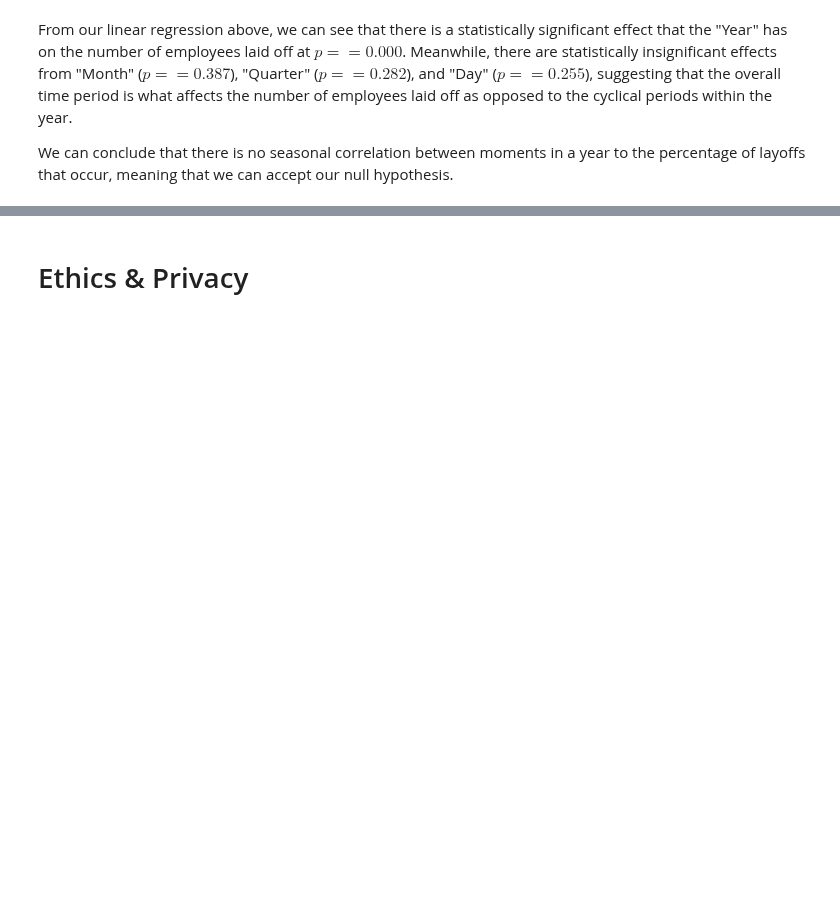
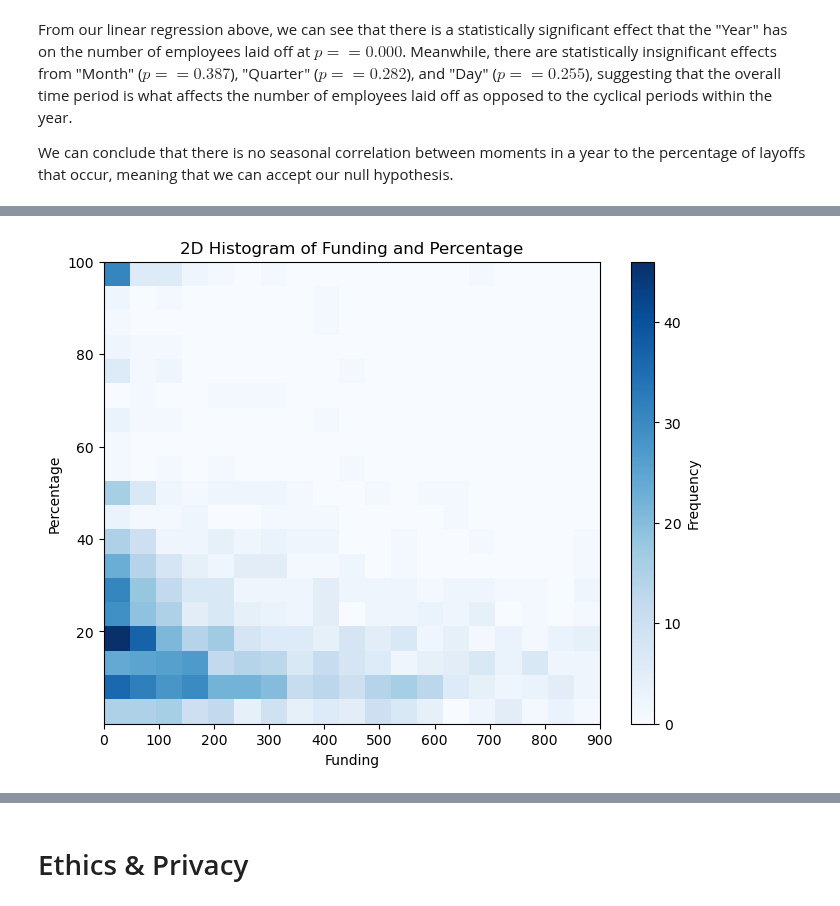
Before and after one commit to COGS108/Group019_WI24, a Jupyter notebook: FinalProject_Group019_WI24.ipynb, the cells around one changed output, grey strips where cells are left out. Cells and saved outputs as stored; diff of their text form; code cells hidden in the pictures; blank space fills up the shorter version.

```diff
--- a/FinalProject_Group019_WI24.ipynb
+++ b/FinalProject_Group019_WI24.ipynb
@@ -511,0 +516,30 @@ We can conclude that there is no seasonal correlation between moments in a year
+# %%
+# Assuming df is your DataFrame containing the data
+x = df['Funding']
+y = df['Percentage']
+
+# Define the number of bins for each axis
+bins_x = np.linspace(min(x), 900, 20)
+bins_y = np.linspace(min(y), max(y), 20)
+
+# Create 2D histogram
+hist, x_edges, y_edges = np.histogram2d(x, y, bins=(bins_x, bins_y))
+
+# Create meshgrid of x and y values for plotting
+x_grid, y_grid = np.meshgrid(x_edges, y_edges)
+
+# Plot the 2D histogram using a pcolormesh
+plt.figure(figsize=(8, 6))
+plt.pcolormesh(x_grid, y_grid, hist.T, cmap='Blues')
+plt.colorbar(label='Frequency')
+
+# Add labels and title
+plt.xlabel('Funding')
+plt.ylabel('Percentage')
+plt.title('2D Histogram of Funding and Percentage')
+
+
+# Show the plot
+plt.show()
+# %% [output]
+[figure, added]
```
Also changed, not shown: parts of 7 cells of this notebook.
